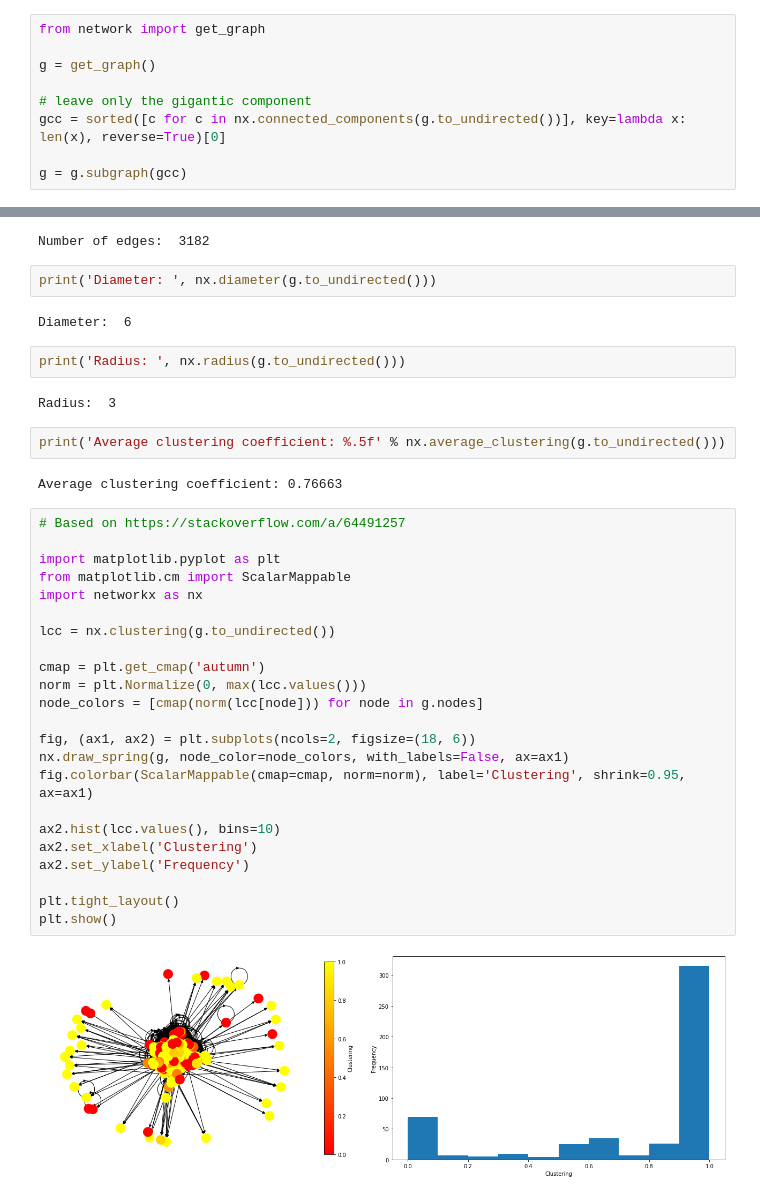
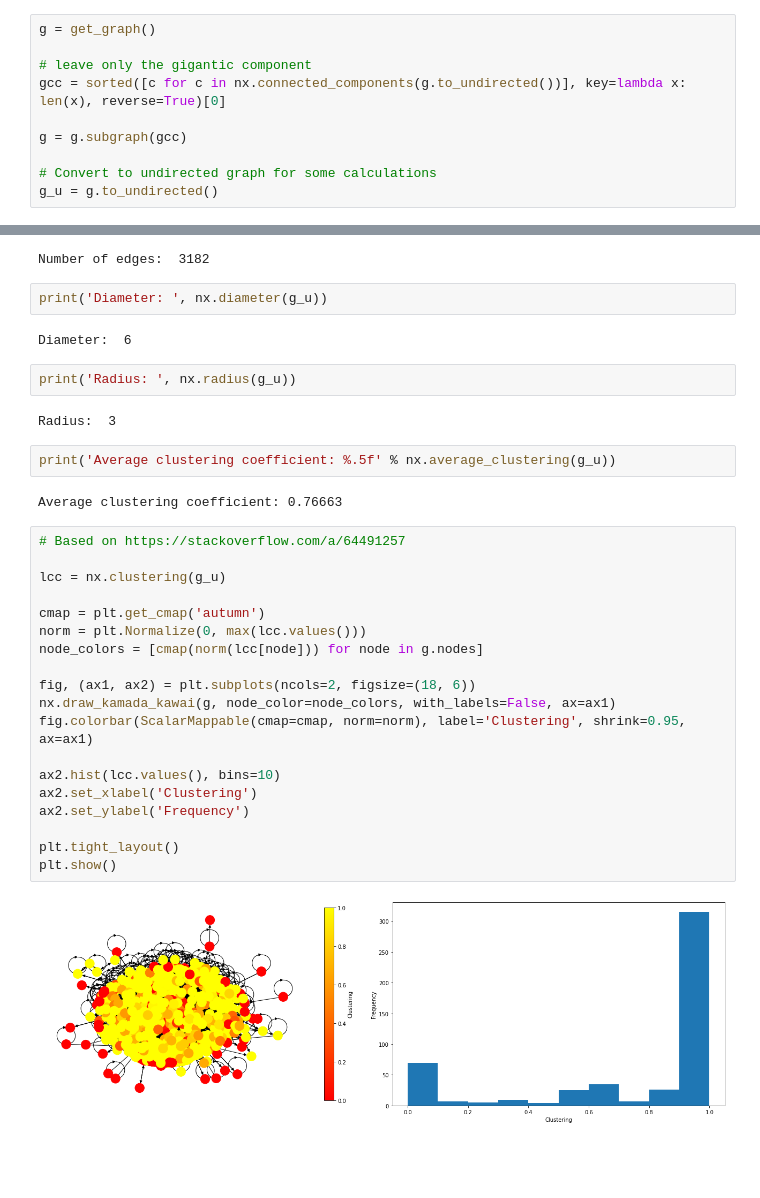
Before and after one commit to gaarutyunov/savn-project, a Jupyter notebook: Arutyunov_source.ipynb, the cells around one changed output, grey strips where cells are left out. Saved outputs shown, nothing was run; the diff lists cells and outputs as text; blank space fills up the shorter version.

```diff
--- a/Arutyunov_source.ipynb
+++ b/Arutyunov_source.ipynb
@@ -77,12 +77,13 @@ Since this is a communication network, the resulting graph is a directional homo
 All nodes are collaborators to scikit-learn repository.
 Edges represent communication between them.
 # %%
-from network import get_graph
-
 g = get_graph()
 
 # leave only the gigantic component
 gcc = sorted([c for c in nx.connected_components(g.to_undirected())], key=lambda x: len(x), reverse=True)[0]
 
 g = g.subgraph(gcc)
+
+# Convert to undirected graph for some calculations
+g_u = g.to_undirected()
 # %%
@@ -113,40 +112,36 @@ print('Number of edges: ', g.number_of_edges())
 # %% [output]
 Number of edges:  3182
 # %%
-print('Diameter: ', nx.diameter(g.to_undirected()))
+print('Diameter: ', nx.diameter(g_u))
 # %% [output]
 Diameter:  6
 # %%
-print('Radius: ', nx.radius(g.to_undirected()))
+print('Radius: ', nx.radius(g_u))
 # %% [output]
 Radius:  3
 # %%
-print('Average clustering coefficient: %.5f' % nx.average_clustering(g.to_undirected()))
+print('Average clustering coefficient: %.5f' % nx.average_clustering(g_u))
 # %% [output]
 Average clustering coefficient: 0.76663
 # %%
 # Based on https://stackoverflow.com/a/64491257
 
-import matplotlib.pyplot as plt
-from matplotlib.cm import ScalarMappable
-import networkx as nx
-
-lcc = nx.clustering(g.to_undirected())
+lcc = nx.clustering(g_u)
 
 cmap = plt.get_cmap('autumn')
 norm = plt.Normalize(0, max(lcc.values()))
 node_colors = [cmap(norm(lcc[node])) for node in g.nodes]
 
 fig, (ax1, ax2) = plt.subplots(ncols=2, figsize=(18, 6))
-nx.draw_spring(g, node_color=node_colors, with_labels=False, ax=ax1)
+nx.draw_kamada_kawai(g, node_color=node_colors, with_labels=False, ax=ax1)
 fig.colorbar(ScalarMappable(cmap=cmap, norm=norm), label='Clustering', shrink=0.95, ax=ax1)
 
 ax2.hist(lcc.values(), bins=10)
 ax2.set_xlabel('Clustering')
 ax2.set_ylabel('Frequency')
 
 plt.tight_layout()
 plt.show()
 # %% [output]
-[figure, old version]
+[figure, new version]
 # %%
```
Also changed, not shown: parts of 19 cells of this notebook, 3 other files.
